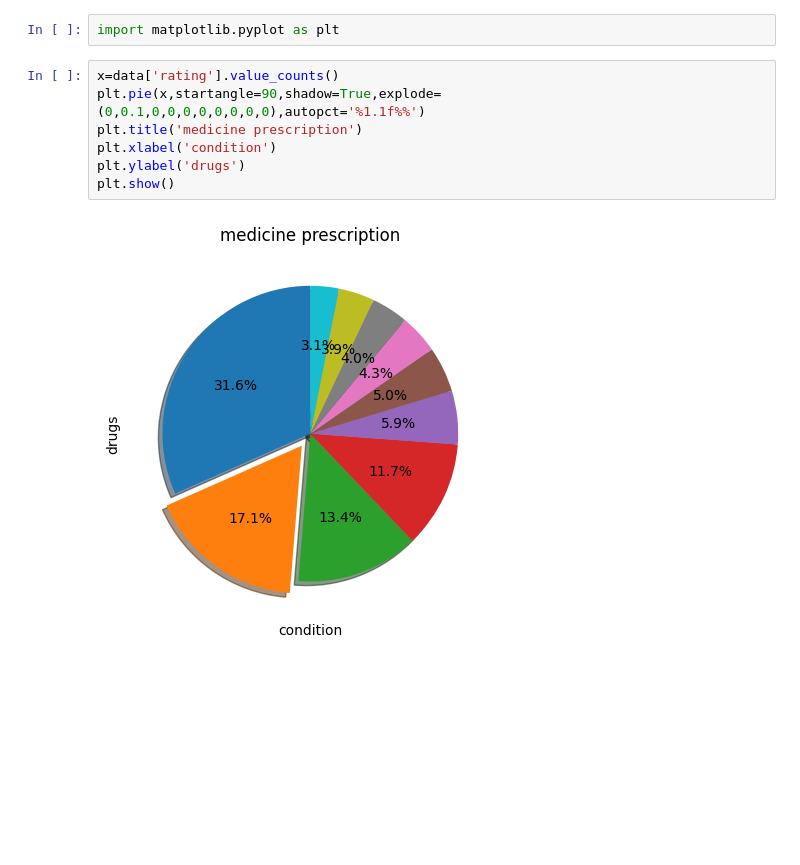
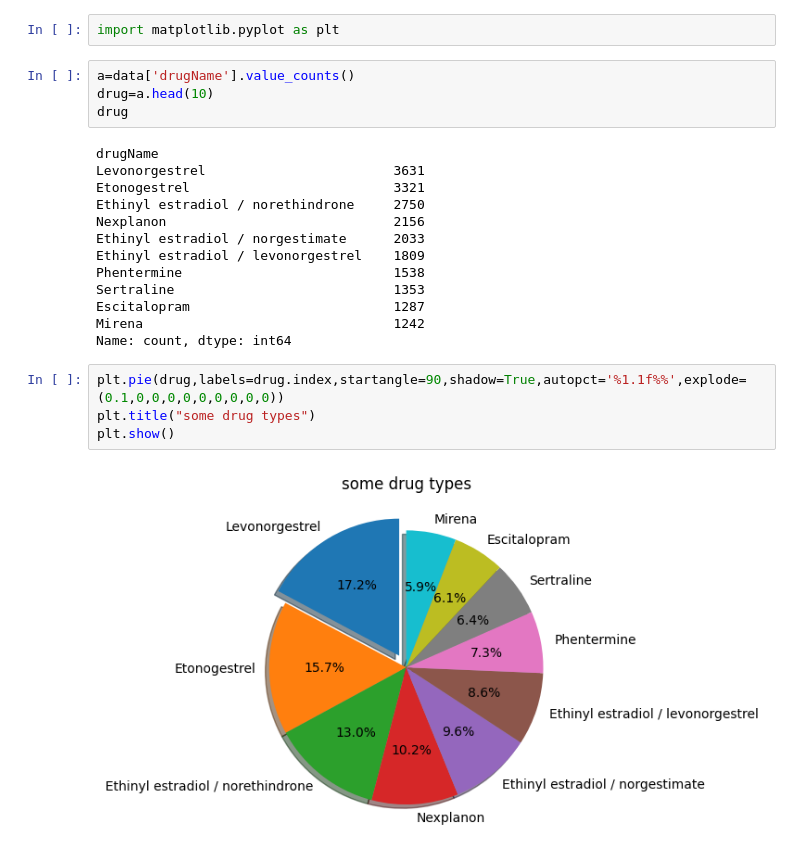
Before and after one commit to Anishmnaik/disease-prediction-and-medicine-prescription-use-drug-dataset, a Jupyter notebook: preprocessing.ipynb, the cells around one changed output. Cells and saved outputs as stored; diff of their text form; blank space fills up the shorter version.

Commit message:
graphs

```diff
--- a/preprocessing.ipynb
+++ b/preprocessing.ipynb
@@ -100,11 +129,25 @@ dtype: int64
 # %%
 import matplotlib.pyplot as plt
 # %%
-x=data['rating'].value_counts()
-plt.pie(x,startangle=90,shadow=True,explode=(0,0.1,0,0,0,0,0,0,0,0),autopct='%1.1f%%')
-plt.title('medicine prescription')
-plt.xlabel('condition')
-plt.ylabel('drugs')
-plt.show()
+a=data['drugName'].value_counts()
+drug=a.head(10)
+drug
 # %% [output]
-[figure, removed]
+drugName
+Levonorgestrel                        3631
+Etonogestrel                          3321
+Ethinyl estradiol / norethindrone     2750
+Nexplanon                             2156
+Ethinyl estradiol / norgestimate      2033
+Ethinyl estradiol / levonorgestrel    1809
+Phentermine                           1538
+Sertraline                            1353
+Escitalopram                          1287
+Mirena                                1242
+Name: count, dtype: int64
+# %%
+plt.pie(drug,labels=drug.index,startangle=90,shadow=True,autopct='%1.1f%%',explode=(0.1,0,0,0,0,0,0,0,0,0))
+plt.title("some drug types")
+plt.show()
+# %% [output]
+[figure, added]
```
Also changed, not shown: parts of 10 cells of this notebook.
